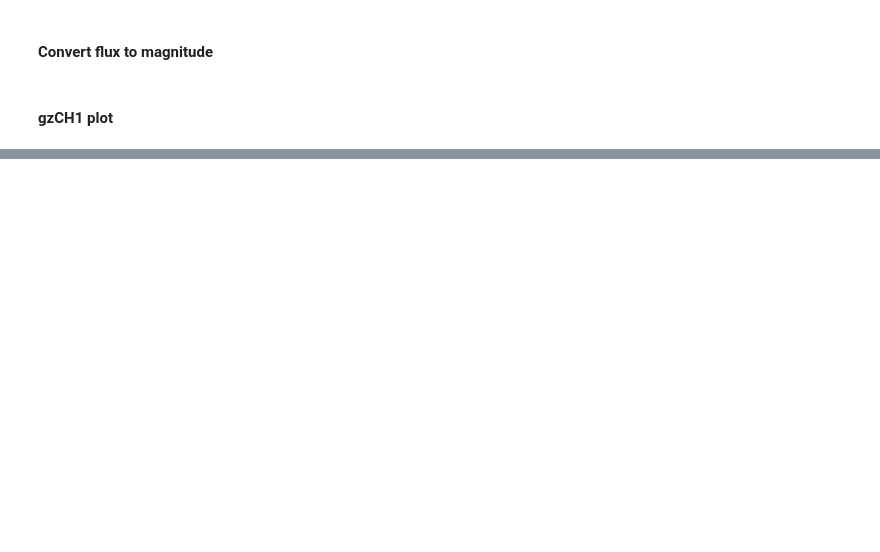
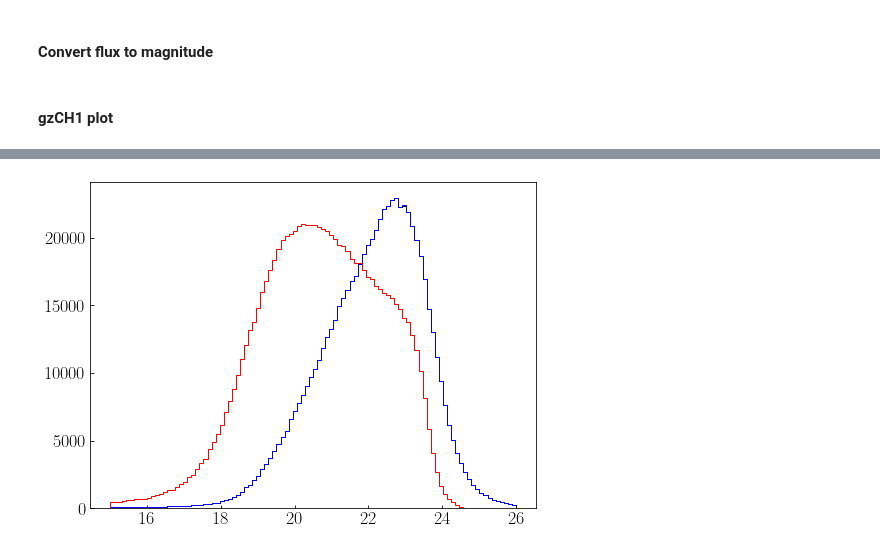
Before and after one commit to LejayChen/massive_gals, a Jupyter notebook: deepdrill_cats.ipynb, the cells around one changed output, grey strips where cells are left out. Cells and saved outputs as stored; diff of their text form; code cells hidden in the pictures; blank space fills up the shorter version.

```diff
--- a/deepdrill_cats.ipynb
+++ b/deepdrill_cats.ipynb
@@ -191,0 +202,15 @@ plt.show()
+# %%
+#### the forced photometry catalog
+
+cat_forced = Table.read('/Volumes/LejaySSD/deepdrill/deepdrillphot_xmm.fits')
+# %%
+fig, axs = plt.subplots(1, 1, figsize = (8, 6),sharex=True)
+
+mag_ch1 = flux2mag(cat_forced['F_CH1'])
+
+plt.hist(mag_ch1,bins=100,color='k',range=(15,26),histtype='step')
+plt.hist(cat_forced['Mag_CH1'],bins=100,range=(15,26),color='b',histtype='step')
+plt.hist(cat_deepdrill['mag_auto_ch1'],bins=100,range=(15,26),color='r',histtype='step')
+plt.show()
+# %% [output]
+[figure, added]
```
Also changed, not shown: parts of 9 cells of this notebook, 2 other files.
